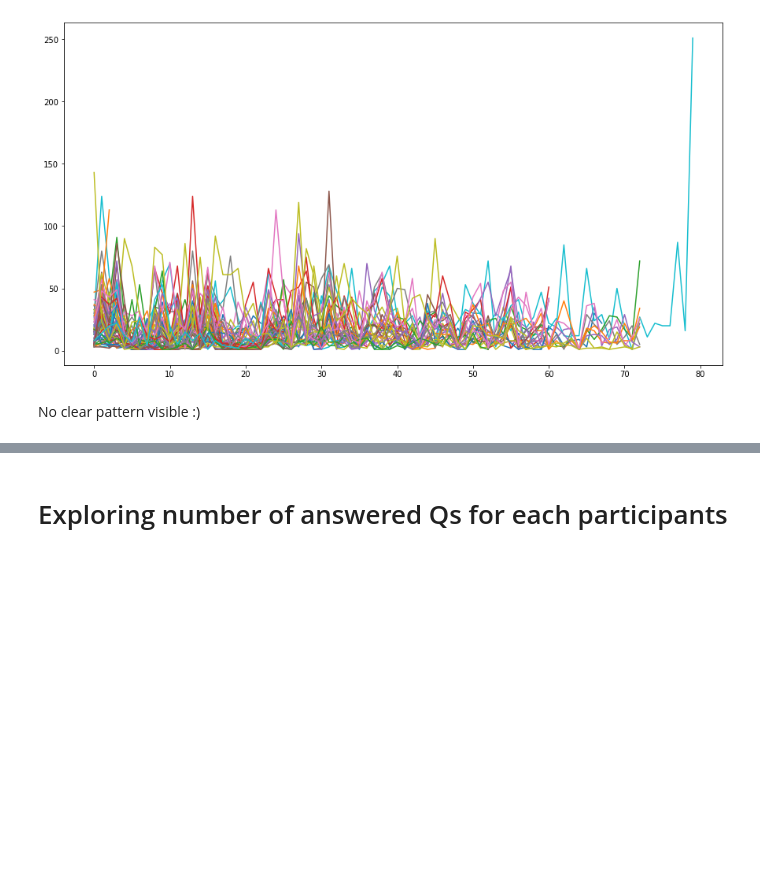
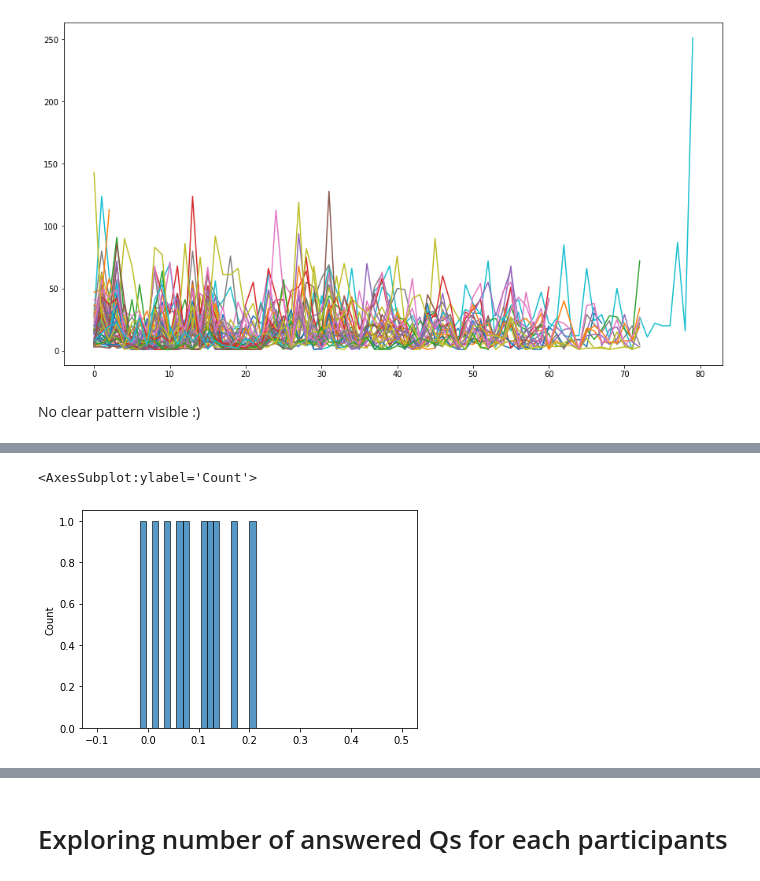
Before and after one commit to Zuza-b/ChangeDEEPly, a Jupyter notebook: notebooks/LP_cleaning_and_preprocessing.ipynb, the cells around one changed output, grey strips where cells are left out. Saved outputs shown, nothing was run; the diff lists cells and outputs as text; code cells hidden in the pictures; blank space fills up the shorter version.

```diff
--- a/notebooks/LP_cleaning_and_preprocessing.ipynb
+++ b/notebooks/LP_cleaning_and_preprocessing.ipynb
@@ -277,0 +455,5 @@ No clear pattern visible :)
+# %%
+sns.histplot(all_sentiment2, bins=50, binrange=(-0.1,0.5))
+# %% [output]
+<AxesSubplot:ylabel='Count'>
+[figure, added]
```
Also changed, not shown: parts of 48 cells of this notebook.
